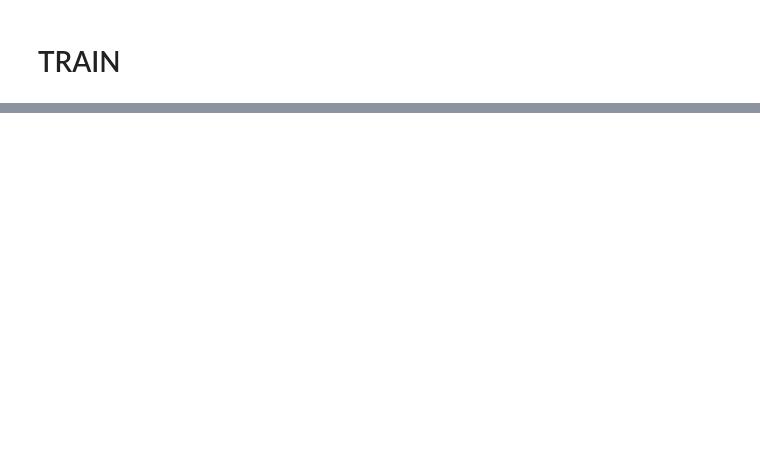
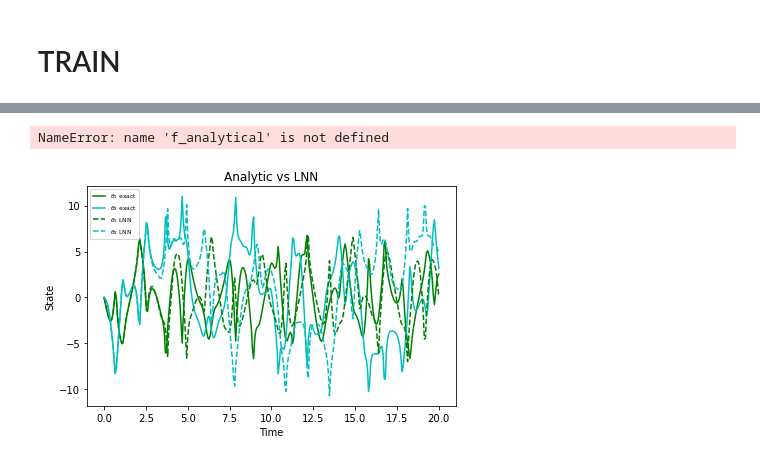
Before and after one commit to gthampak/physinet.io, a Jupyter notebook: lagrangian/TrainLagrangian.ipynb, the cells around one changed output, grey strips where cells are left out. Saved outputs shown, nothing was run; the diff lists cells and outputs as text; code cells hidden in the pictures; blank space fills up the shorter version.

Commit message:
fixing lagrangian

```diff
--- a/lagrangian/TrainLagrangian.ipynb
+++ b/lagrangian/TrainLagrangian.ipynb
@@ -128,0 +191,19 @@ outfile.close()
+# %%
+# replace the lagrangian with a parameteric model
+def learned_lagrangian(params):
+  def lagrangian(q, q_t):
+    assert q.shape == (2,)
+    state = normalize_dp(jnp.concatenate([q, q_t]))
+    return jnp.squeeze(nn_forward_fn(params, state), axis=-1)
+  return lagrangian
+
+# define the loss of the model (MSE between predicted q, \dot q and targets)
+@jax.jit
+def loss(params, batch, time_step=None):
+  state, targets = batch
+  if time_step is not None:
+    f = partial(equation_of_motion, learned_lagrangian(params))
+    preds = jax.vmap(partial(rk4_step, f, t=0.0, h=time_step))(state)
+  else:
+    preds = jax.vmap(partial(equation_of_motion, learned_lagrangian(params)))(state)
+  return jnp.mean((preds - targets) ** 2)
@@ -128,0 +256,10 @@ outfile.close()
+# %%
+# choose an initial state
+x1 = np.array([3*np.pi/7, 3*np.pi/4, 0, 0], dtype=np.float32)
+t2 = np.linspace(0, 20, num=301)
+# %%
+# predictions from LNN
+x1_model = jax.device_get(solve_lagrangian(learned_lagrangian(params), x1, t=t2))
+x1_analytical = jax.device_get(solve_analytical(x1, t2))
+# %% [output]
+NameError: name 'f_analytical' is not defined
@@ -128,0 +291,12 @@ outfile.close()
+# %%
+plt.title("Analytic vs LNN")
+plt.xlabel("Time") ; plt.ylabel("State")
+plt.plot(t2, x1_analytical[:, 2], 'g-', label=r'$\theta_1$ exact')
+plt.plot(t2, x1_analytical[:, 3], 'c-', label=r'$\theta_2$ exact')
+plt.plot(t2, x1_model[:, 2], 'g--', label=r'$\theta_1$ LNN')
+plt.plot(t2, x1_model[:, 3], 'c--', label=r'$\theta_2$ LNN')
+plt.legend(fontsize=6)
+
+plt.tight_layout() ; plt.show()
+# %% [output]
+[figure, added]
```
Also changed, not shown: parts of 17 cells of this notebook, 4 other files.
